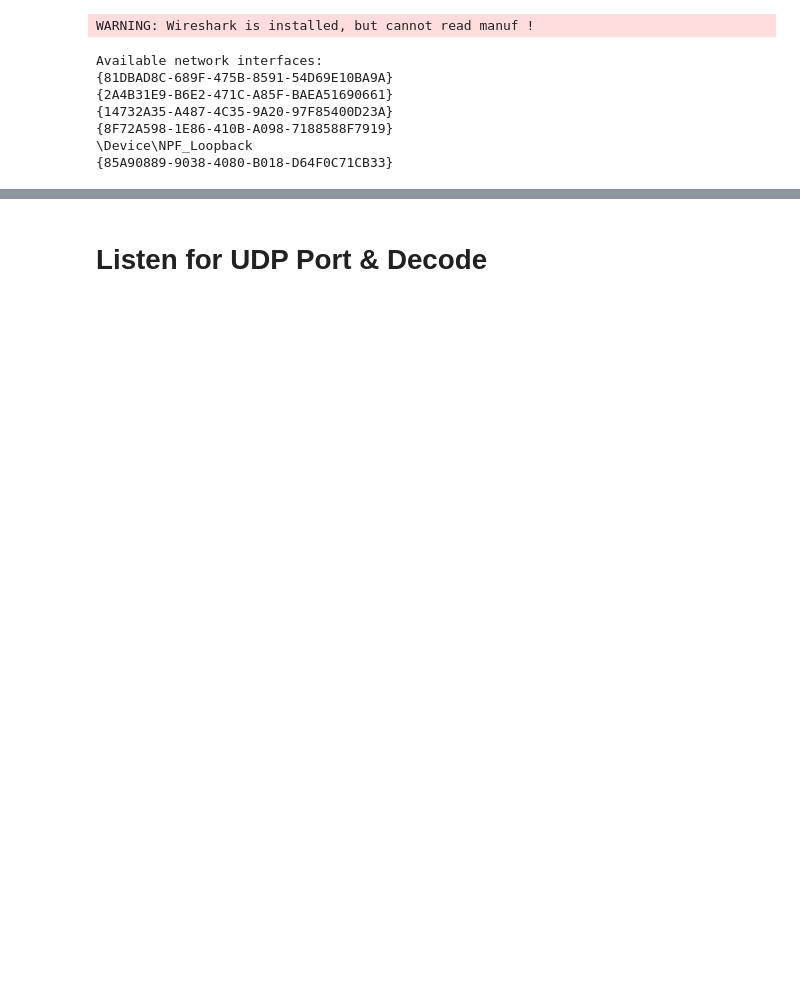
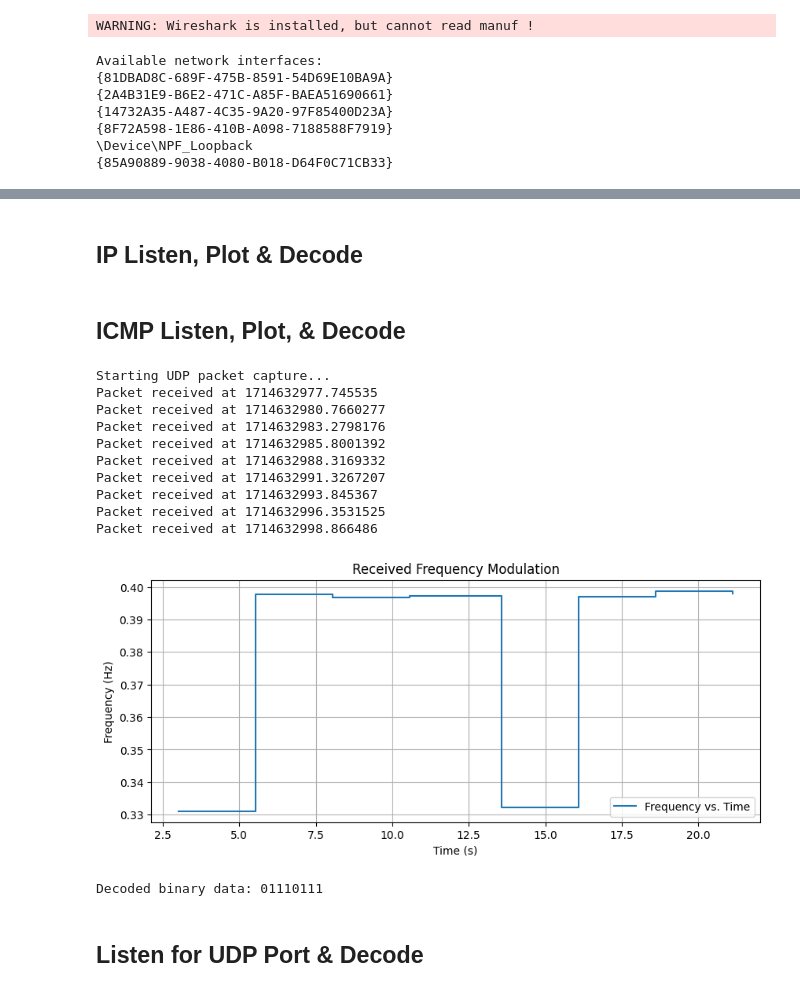
Before and after one commit to arosenmund/quantumcat, a Jupyter notebook: Receive-Packet-Frequency-Mod.ipynb, the cells around one changed output, grey strips where cells are left out. Saved outputs shown, nothing was run; the diff lists cells and outputs as text; code cells hidden in the pictures; blank space fills up the shorter version.

```diff
--- a/Receive-Packet-Frequency-Mod.ipynb
+++ b/Receive-Packet-Frequency-Mod.ipynb
@@ -66,0 +23,2 @@ Starting packet capture...
+# %% [markdown]
+## IP Listen, Plot & Decode
@@ -67,5 +81,76 @@ Starting packet capture...
+# %% [markdown]
+## ICMP Listen, Plot, & Decode
+# %%
+from scapy.all import sniff, IP, UDP
+import numpy as np
+import matplotlib.pyplot as plt
+import time
+
+timestamps = []  # Global list to store packet timestamps
+
+def handle_packet(packet):
+    """ Callback function to handle each received packet and log the timestamp. """
+    if packet.haslayer(ICMP) and packet[IP].src == expected_src_ip:
+        current_time = time.time()
+        timestamps.append(current_time)
+        print(f"Packet received at {current_time}")
+
+def plot_waveform(timestamps):
+    """ Plot the waveform from packet intervals. """
+    intervals = np.diff(timestamps)  # Calculate intervals between packet receptions
+    times = np.cumsum(intervals)  # Calculate cumulative times for plotting
+    frequencies = 1 / intervals  # Frequency calculation from intervals
+
+    plt.figure(figsize=(10, 4))
+    plt.step(times, frequencies, where='post', label='Frequency vs. Time')
+    plt.title('Received Frequency Modulation')
+    plt.xlabel('Time (s)')
+    plt.ylabel('Frequency (Hz)')
+    plt.grid(True)
+    plt.legend()
+    plt.show()
+
+     # Decoding binary data
+    binary_data = ''
+    for freq in frequencies:
+        if np.isclose(freq, 0.33, atol=0.05):  # Assuming frequency of '0' is around 1 Hz
+            binary_data += '0'
+        elif np.isclose(freq, 0.39, atol=0.05):  # Assuming frequency of '1' is around 2 Hz
+            binary_data += '1'
+
+    print("Decoded binary data:", binary_data)
+
+def main():
+    # Network configuration
+    global expected_src_ip
+    expected_src_ip = "192.168.1.155"  # Adjust as necessary
+    #listen_port = 666  # UDP port to listen on
+
+    # Start packet sniffing
+    print("Starting UDP packet capture...")
+    sniff(filter="icmp", prn=handle_packet, store=False, count=10)  # Adjust timeout as needed
+
+    # After capture process and plot, ensure there are enough timestamps
+    if len(timestamps) > 1:
+        plot_waveform(timestamps)
+
+if __name__ == "__main__":
+    main()
+# %% [output]
+Starting UDP packet capture...
+Packet received at 1714632977.745535
+Packet received at 1714632980.7660277
+Packet received at 1714632983.2798176
+Packet received at 1714632985.8001392
+Packet received at 1714632988.3169332
+Packet received at 1714632991.3267207
+Packet received at 1714632993.845367
+Packet received at 1714632996.3531525
+Packet received at 1714632998.866486
+[figure, added]
+Decoded binary data: 01110111
 # %% [markdown]
-# Listen for UDP Port & Decode
+## Listen for UDP Port & Decode
 # %%
 from scapy.all import sniff, IP, UDP
 import numpy as np
```
Also changed, not shown: parts of 7 cells of this notebook, 5 other files.
